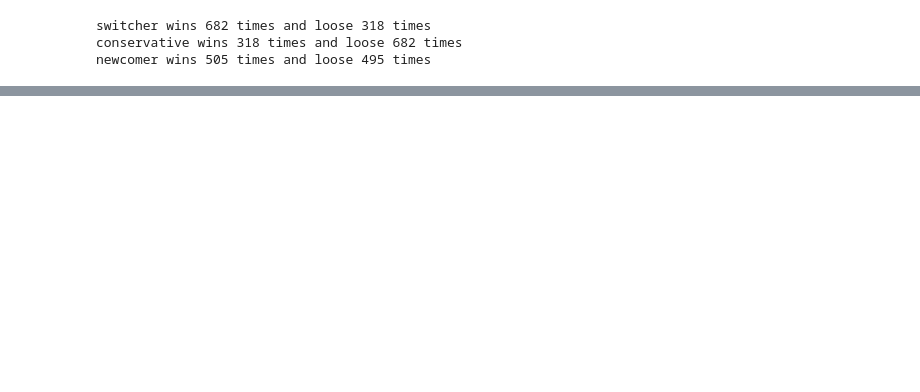
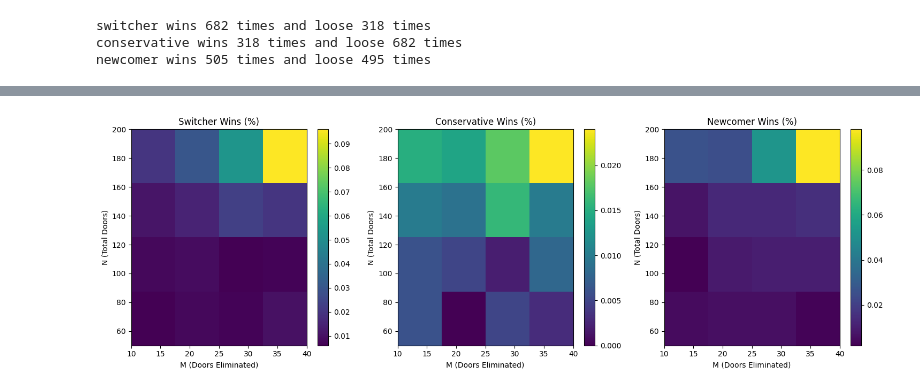
Before and after one commit to ludovicarbone/astrostatistics_bicocca_2024, a Jupyter notebook: working/L02_es1_rivedi.ipynb, the cells around one changed output, grey strips where cells are left out. Drawn from its saved outputs; the diff is of its cells as text; code cells hidden in the pictures; blank space fills up the shorter version.

```diff
--- a/working/L02_es1_rivedi.ipynb
+++ b/working/L02_es1_rivedi.ipynb
@@ -134,39 +155,85 @@ def new_switch_game(doors, choice, M):
     if doors[choice]==1:
         return 0
     else:
-        available_indices = [i for i in range(N) if i != np.where(doors == 1)[0][0] and i != choice]
-        doors_open = np.random.choice(available_indices, M, replace=False)
-        available_indices = [i for i in available_indices if i not in doors_open]
-        new_choice = np.random.choice(available_indices, 1)[0]
+        doors_open = np.random.choice([i for i in range(N) if i != choice and i != np.where(doors == 1)[0][0]], M, replace=False)
+        #print(doors_open)
+        available_indices = [i for i in range(N) if i not in doors_open and i != choice]
+        new_choice = np.random.choice(available_indices, 1)
 
         if doors[new_choice] == 1:
             return 1
         else:
             return 0
+
+def new_new_game (doors, choice):
+
+    doors_open = np.random.choice([i for i in range(N) if i != choice and i != np.where(doors == 1)[0][0]], M, replace=False)
+    #print(doors_open)
+    available_indices = [i for i in range(N) if i not in doors_open]
+    new_choice = np.random.choice(available_indices, 1)
+
+    if doors[new_choice]==0:
+        return 0
+    else: return 1
 # %%
-N = 100
-M =
-games = 1000
-game_s = np.empty(1000)
-game_c = np.empty(1000)
-game_n = np.empty(1000)
+# Parametri
+games = 1000  # Numero di partite
+N_values = [50, 100, 150, 200]  # Valori di N da provare
+M_values = [10, 20, 30, 40]  # Valori di M da provare
 
-for i in range(games):
-    doors = create_doors(N)
-    choice = np.random.randint(0, N)
-    game_s[i] = new_switch_game(doors, choice, M)
-    game_c[i] = cons_game(doors, choice)
-    game_n[i] = new_game(doors, N)
+# Per registrare le vittorie
+results_switch = np.zeros((len(N_values), len(M_values)))
+results_conservative = np.zeros((len(N_values), len(M_values)))
+results_newcomer = np.zeros((len(N_values), len(M_values)))
 
-s_loose=len(np.where(game_s==0)[0])
-s_win=games-s_loose
-print('switcher wins', s_win, 'times and loose', s_loose, 'times')
+# Loop su N e M
+for ni, N in enumerate(N_values):
+    for mi, M in enumerate(M_values):
+        game_s = np.empty(games)
+        game_c = np.empty(games)
+        game_n = np.empty(games)
 
-c_loose=len(np.where(game_c==0)[0])
-c_win=games-c_loose
-print('conservative wins', c_win, 'times and loose', c_loose, 'times')
+        for i in range(games):
+            doors = create_doors(N)
+            choice = np.random.randint(0, N)
+            game_s[i] = new_switch_game(doors, choice, M)
+            game_c[i] = cons_game(doors, choice)
+            game_n[i] = new_new_game(doors, N)
 
-n_loose=len(np.where(game_n==0)[0])
-n_win=games-n_loose
-print('newcomer wins', n_win, 'times and loose', n_loose, 'times')
+        # Calcolare vittorie e sconfitte
+        s_win = np.sum(game_s)
+        c_win = np.sum(game_c)
+        n_win = np.sum(game_n)
+
+        # Salvare risultati
+        results_switch[ni, mi] = s_win / games
+        results_conservative[ni, mi] = c_win / games
+        results_newcomer[ni, mi] = n_win / games
+
+# Grafico
+fig, ax = plt.subplots(1, 3, figsize=(15, 5))
+
+# Andamento vittorie per switcher
+c = ax[0].imshow(results_switch, cmap='viridis', aspect='auto', extent=[min(M_values), max(M_values), min(N_values), max(N_values)])
+ax[0].set_title('Switcher Wins (%)')
+ax[0].set_xlabel('M (Doors Eliminated)')
+ax[0].set_ylabel('N (Total Doors)')
+fig.colorbar(c, ax=ax[0])
+
+# Andamento vittorie per conservatore
+c = ax[1].imshow(results_conservative, cmap='viridis', aspect='auto', extent=[min(M_values), max(M_values), min(N_values), max(N_values)])
+ax[1].set_title('Conservative Wins (%)')
+ax[1].set_xlabel('M (Doors Eliminated)')
+ax[1].set_ylabel('N (Total Doors)')
+fig.colorbar(c, ax=ax[1])
+
+# Andamento vittorie per newcomer
+c = ax[2].imshow(results_newcomer, cmap='viridis', aspect='auto', extent=[min(M_values), max(M_values), min(N_values), max(N_values)])
+ax[2].set_title('Newcomer Wins (%)')
+ax[2].set_xlabel('M (Doors Eliminated)')
+ax[2].set_ylabel('N (Total Doors)')
+fig.colorbar(c, ax=ax[2])
+
+plt.tight_layout()
+plt.show()
 # %% [output]
@@ -175,0 +240 @@ newcomer wins 11 times and loose 989 times
+[figure, added]
```
Also changed, not shown: parts of 20 cells of this notebook, 1 other file.
